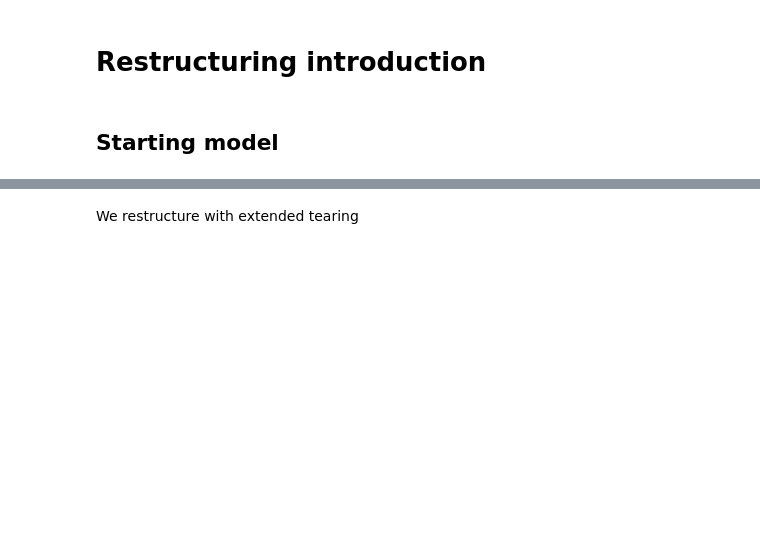
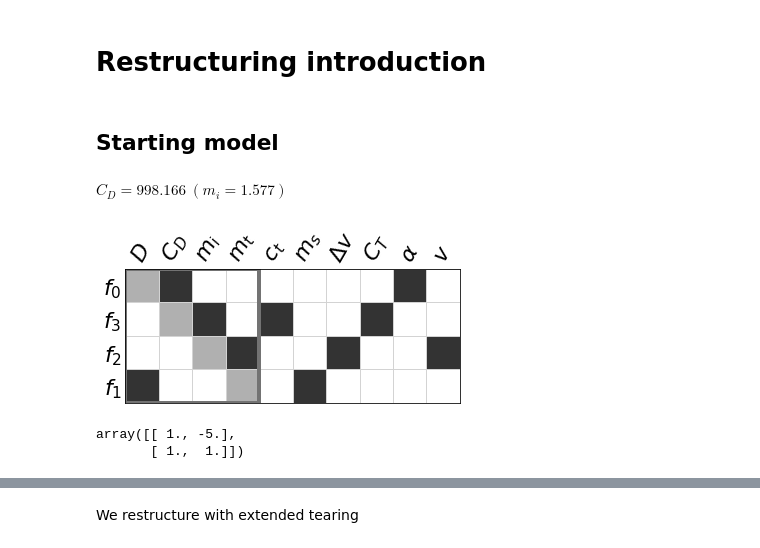
Before and after one commit to norheim/minimdo, a Jupyter notebook: minimdo/tutorial/Restructuring.ipynb, the cells around one changed output, grey strips where cells are left out. Cells and saved outputs as stored; diff of their text form; code cells hidden in the pictures; blank space fills up the shorter version.

```diff
--- a/minimdo/tutorial/Restructuring.ipynb
+++ b/minimdo/tutorial/Restructuring.ipynb
@@ -18,0 +22,30 @@ C = adda(m, 'C', 2.5*D**2+12*(A+1)+0.1*Pbus)
+# %%
+model = Model()
+m = model.root
+alpha = Par(r'\alpha',50)
+ct = Par('c_t', 1.163)
+ms = Par('m_s', 1.175)
+dV = Par(r'\Delta v', 12800)
+v = Par('v', 9.8*450)
+CT = Par('C_T', 1000)
+CD = Var('C_D')
+D = adda(m, 'D', (CD/alpha)**(1/3))
+mt = adda(m, 'm_t', ms*D**2)
+mi = adda(m, 'm_i', sp.exp(dV/v)*mt)
+adda(m, CD, CT-ct*mi)
+# %% [output]
+$C_D=998.166 \ (m_i=1.577 )$
+# %%
+edges, tree = model.generate_formulation()
+from datastructures.rendering import render_incidence
+# %%
+tree = ({0:1,3:1,2:1,1:1},{},{})
+# %%
+render_incidence(edges, tree, hideticks=True, rawvarname=True, patchwidth=4, fontsize=22);
+# %% [output]
+[figure, added]
+# %%
+np.array([[1., -5/np.sqrt(1.)], [1.,1.]])
+# %% [output]
+array([[ 1., -5.],
+       [ 1.,  1.]])
```
Also changed, not shown: parts of 5 cells of this notebook, 3 other files.
